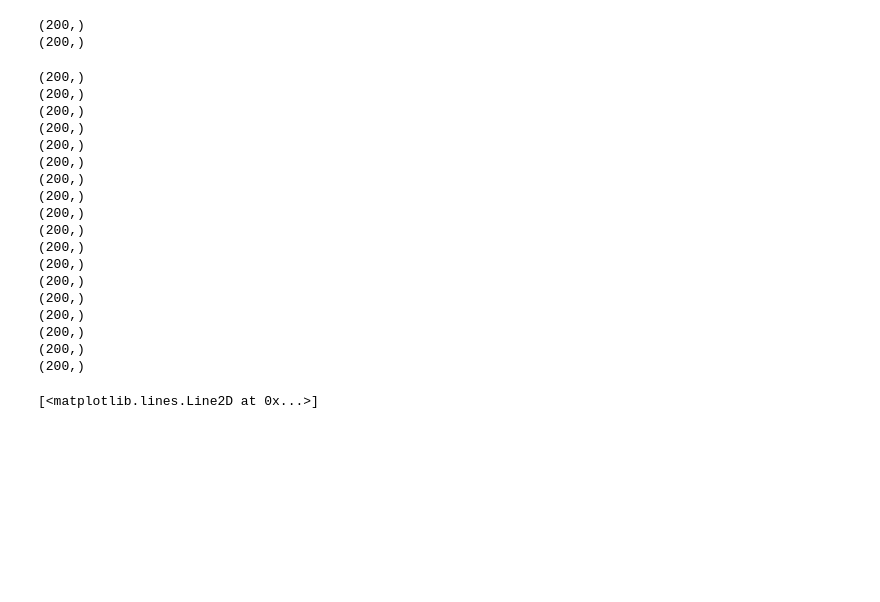
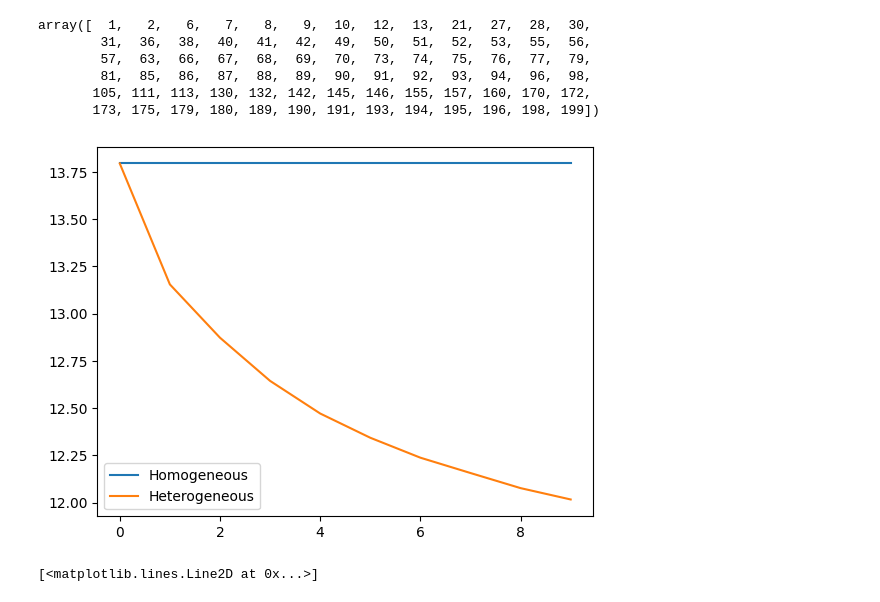
Before and after one commit to Picardian14/dyn_fic_dmf, a Jupyter notebook: python/het_plast_statistics.ipynb, the cells around one changed output. Cells and saved outputs as stored; diff of their text form; code cells hidden in the pictures; blank space fills up the shorter version.

```diff
--- a/python/het_plast_statistics.ipynb
+++ b/python/het_plast_statistics.ipynb
@@ -98,7 +107,16 @@ most_connected = np.argsort(node_strength)[::-1]
+# %%
+score_idxs[-3]
+# %% [output]
+array([  1,   2,   6,   7,   8,   9,  10,  12,  13,  21,  27,  28,  30,
+        31,  36,  38,  40,  41,  42,  49,  50,  51,  52,  53,  55,  56,
+        57,  63,  66,  67,  68,  69,  70,  73,  74,  75,  76,  77,  79,
+        81,  85,  86,  87,  88,  89,  90,  91,  92,  93,  94,  96,  98,
+       105, 111, 113, 130, 132, 142, 145, 146, 155, 157, 160, 170, 172,
+       173, 175, 179, 180, 189, 190, 191, 193, 194, 195, 196, 198, 199])
 # %%
 G_VAL = 3.5
-LR_HOMO = 1000
-LR_HET = 100
+LR_HOMO = 100
+LR_HET = 1000
 LR_HOMO_VEC = np.ones(200)*LR_HOMO
 SEED = 1
 MAX_LAGS = 500
@@ -106,53 +124,49 @@ BURNOUT = 5000
 AUTOCORR_TMAX = 5000
 NB_STEPS = 10000
 quimeric_delta = []
-for sub_sel in range(0,N,20):
+mean_var_rates = []
+mean_var_rates_heter = []
+rates_all = np.zeros((len(range(0,N,20)),N,NB_STEPS-BURNOUT))
+rates_all_heter = np.zeros((len(range(0,N,20)),N,NB_STEPS-BURNOUT))
+last_len = 0
+for idx,sub_sel in enumerate(range(0,N,20)):
 
-    rates, rates_inh, fic_t = sim_run(G_VAL, LR_HOMO_VEC, SEED)
+    rates, rates_inh, fic_t = sim_run(G_VAL, LR_HOMO_VEC, SEED,NB_STEPS)
     rates = rates[:,BURNOUT:]
     rates_inh = rates_inh[:,BURNOUT:]
     fic_t = fic_t[:,BURNOUT:]
-
+    mean_var_rates.append(np.mean(np.var(rates, axis=1)))
+    rates_all[idx] = rates
     IDX_SEL = np.arange(0,sub_sel)
     SELECTED_HET = most_connected[IDX_SEL]
     NON_SELECTED = np.setdiff1d(np.arange(0,N),SELECTED_HET)
-    LR_HET_VEC = LR_HOMO_VEC
+    LR_HET_VEC = LR_HOMO_VEC.copy()
     LR_HET_VEC[SELECTED_HET] = LR_HET
 
-    rates_heter, rates_inh_heter, fic_t_heter = sim_run(G_VAL, LR_HET_VEC, SEED)
+    rates_heter, rates_inh_heter, fic_t_heter = sim_run(G_VAL, LR_HET_VEC, SEED,NB_STEPS)
     rates_heter = rates_heter[:,BURNOUT:]
     rates_inh_heter = rates_inh_heter[:,BURNOUT:]
     fic_t_heter = fic_t_heter[:,BURNOUT:]
+    mean_var_rates_heter.append(np.mean(np.var(rates_heter, axis=1)))
+    rates_all_heter[idx] = rates_heter
 
+    #result_heter_sel_reg = get_autcorr(np.mean(rates_heter[SELECTED_HET],axis=0))
+    #result_heter_non_sel_reg = get_autcorr(np.mean(rates_heter[NON_SELECTED],axis=0))
+    #result_sel_reg = get_autcorr(np.mean(rates[SELECTED_HET],axis=0))
+    #result_non_sel_reg = get_autcorr(np.mean(rates[NON_SELECTED],axis=0))
+    #mae=np.mean(np.abs(result_sel_reg[:AUTOCORR_TMAX]-result_non_sel_reg[:AUTOCORR_TMAX]))
+    #mae_heter=np.mean(np.abs(result_heter_sel_reg[:AUTOCORR_TMAX]-result_heter_non_sel_reg[:AUTOCORR_TMAX]))
+    #quimeric_delta.append([mae_heter/mae])
 
-    result_heter_sel_reg = get_autcorr(np.mean(rates_heter[SELECTED_HET],axis=0))
-    result_heter_non_sel_reg = get_autcorr(np.mean(rates_heter[NON_SELECTED],axis=0))
-    result_sel_reg = get_autcorr(np.mean(rates[SELECTED_HET],axis=0))
-    result_non_sel_reg = get_autcorr(np.mean(rates[NON_SELECTED],axis=0))
-    mae=np.mean(np.abs(result_sel_reg[:AUTOCORR_TMAX]-result_non_sel_reg[:AUTOCORR_TMAX]))
-    mae_heter=np.mean(np.abs(result_heter_sel_reg[:AUTOCORR_TMAX]-result_heter_non_sel_reg[:AUTOCORR_TMAX]))
-    quimeric_delta.append([mae_heter/mae])
+np.save("./Results/het_plasticity/rates_all_str_groups_low_lr.npy",rates_all)
+np.save("./Results/het_plasticity/rates_all_heter_str_groups_high_lr.npy",rates_all_heter)
-# %% [output]
-(200,)
-(200,)
-(200,)
-(200,)
-(200,)
-(200,)
-(200,)
-(200,)
-(200,)
-(200,)
-(200,)
-(200,)
-(200,)
-(200,)
-(200,)
-(200,)
-(200,)
-(200,)
-(200,)
-(200,)
+# %%
+plt.plot(mean_var_rates, label="Homogeneous")
+plt.plot(mean_var_rates_heter, label="Heterogeneous")
+plt.legend()
+plt.show()
+# %% [output]
+[figure, added]
 # %%
 quimeric_delta = np.array(quimeric_delta)
 # %%
```
Also changed, not shown: parts of 1 cell of this notebook.
